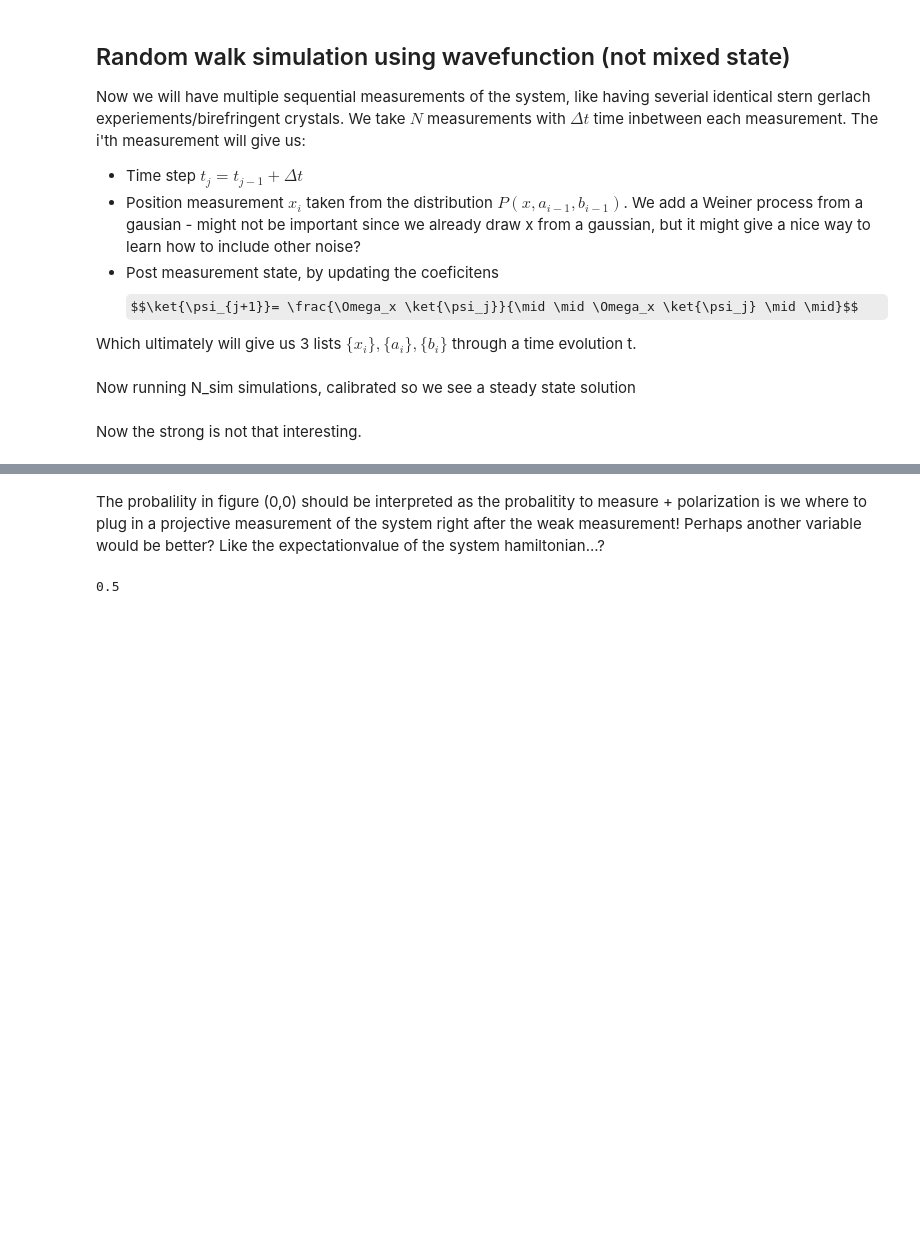
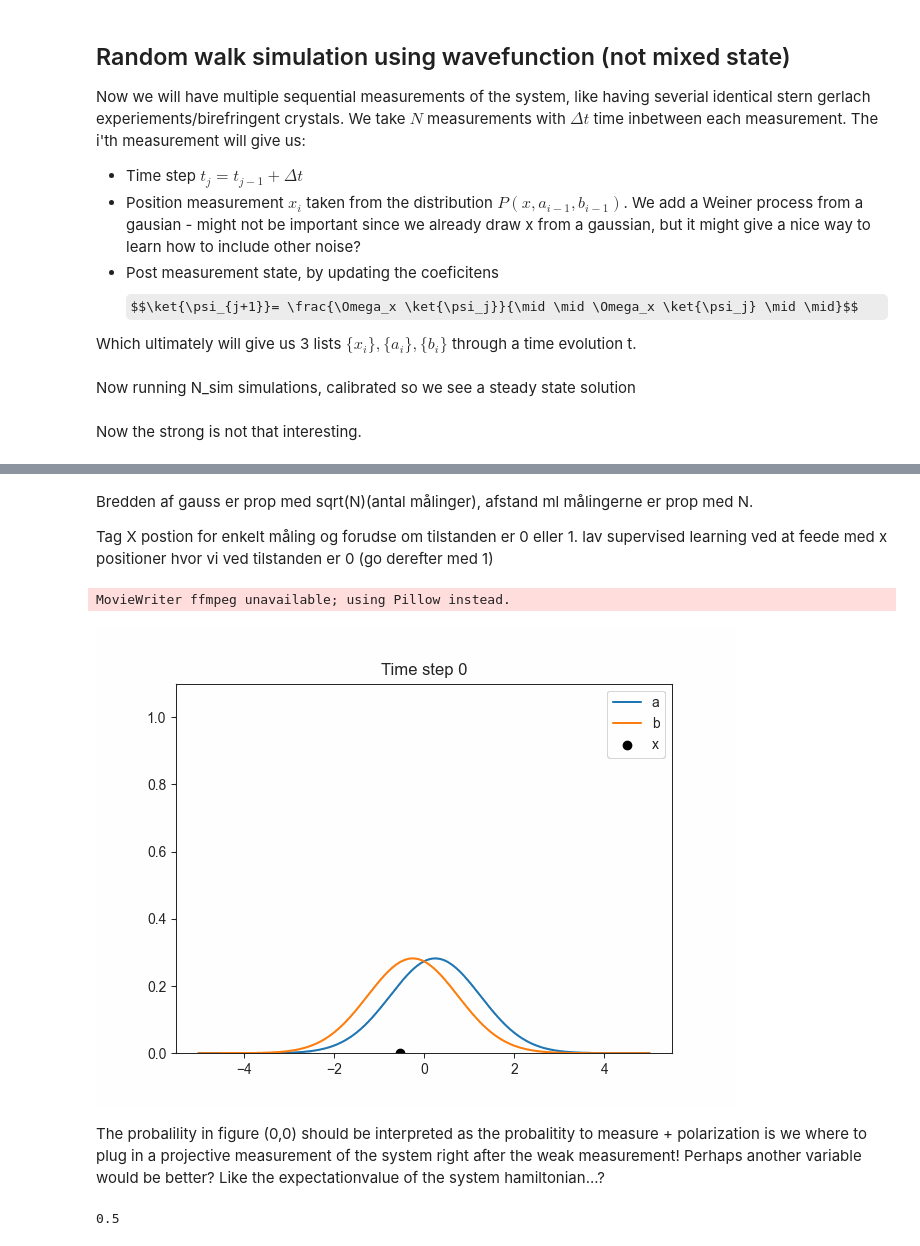
Before and after one commit to AlexInselmann/quantum-sensing, a Jupyter notebook: von Neumann.ipynb, the cells around one changed output, grey strips where cells are left out. Saved outputs shown, nothing was run; the diff lists cells and outputs as text; code cells hidden in the pictures; some formulas as TeX source; blank space fills up the shorter version.

```diff
--- a/von Neumann.ipynb
+++ b/von Neumann.ipynb
@@ -271,3 +279,42 @@ fig.savefig(f'figures/gweak{gweak}sigma_Nsim{N_sim}.pdf')
+# %% [markdown]
+Bredden af gauss er prop med sqrt(N)(antal målinger), afstand ml målingerne er prop med N.
+
+Tag X postion for enkelt måling og forudse om tilstanden er 0 eller 1. lav supervised learning ved at feede med  x positioner hvor vi ved tilstanden er 0 (go derefter med 1)
+# %%
+from matplotlib.animation import FuncAnimation
+from IPython.display import Image
+
+sim = np.random.randint(0,N_sim)
+X_span = np.linspace(-5,5,250)
+
+fig, ax = plt.subplots()
+line1, = ax.plot(X_span, a0*phi(X_span-gweak), label = 'a')
+line2, = ax.plot(X_span, b0*phi(X_span+gweak), label = 'b')
+point = ax.scatter(X_ensembe_weak[sim,0],0,color = 'black', label = 'x')
+
+plt.legend()
+ax.set_ylim(0,1.1)
+
+def animate(i):
+    a = a_ensembe_weak[sim,i]
+    b = b_ensembe_weak[sim,i]
+    line1.set_ydata(a*phi(X_span-gweak))
+    line2.set_ydata(b*phi(X_span+gweak))
+    point.set_offsets([X_ensembe_weak[sim,i],0])
+    ax.set_title(f"Time step {i}")
+
+    return (line1, line2, point),
+
+
+
+ani = FuncAnimation(fig = fig,func = animate, frames=np.arange(80), interval=1)
+ani.save("movie.gif")
+plt.close()
+
+display(Image(data=open('movie.gif','rb').read(), format='png'))
+# %% [output]
+MovieWriter ffmpeg unavailable; using Pillow instead.
+[figure, added]
 # %% [markdown]
 The probalility in figure (0,0) should be interpreted as the probalitity to measure + polarization is we where to plug in a projective measurement of the system right after the weak measurement! Perhaps another variable would be better? Like the expectationvalue of the system hamiltonian...?
 # %%
```
Also changed, not shown: parts of 15 cells of this notebook, 3 other files.
